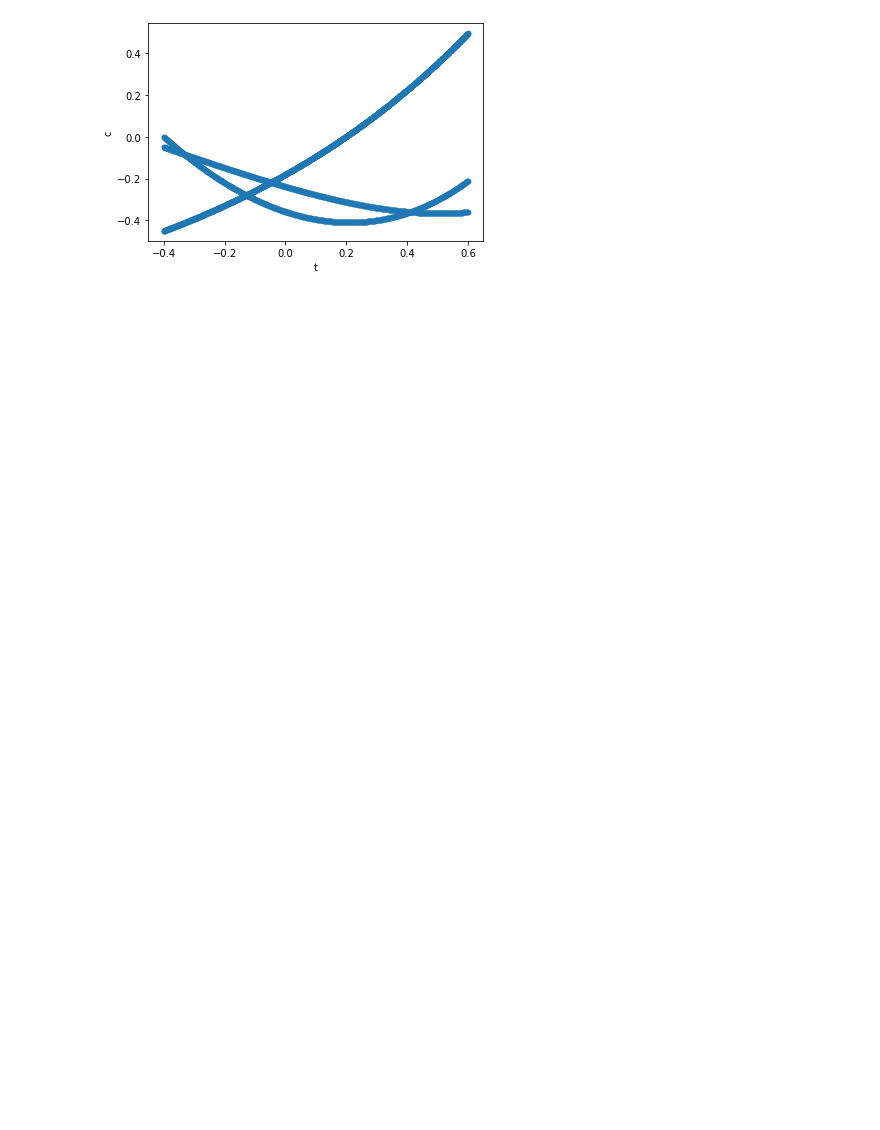
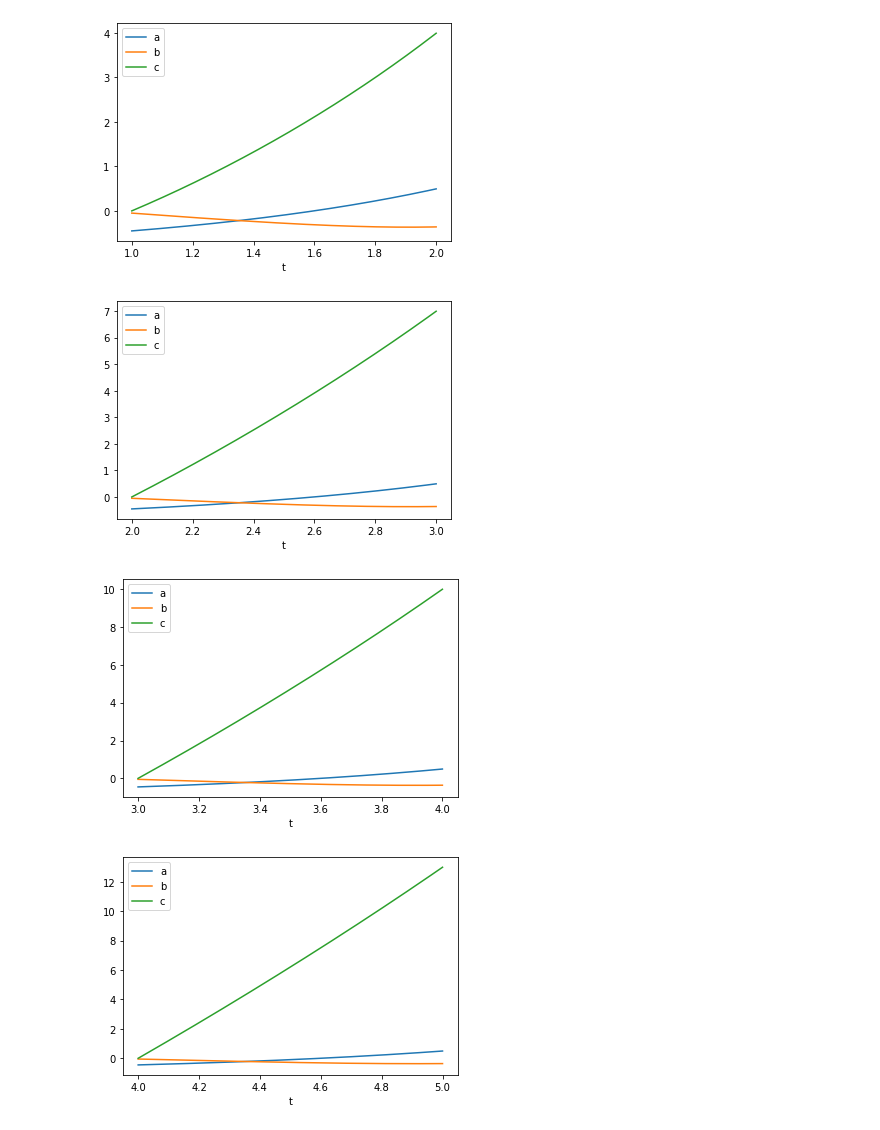
Before and after one commit to eliskol/computation-and-modeling-homework, a Jupyter notebook: 0017/plot_gen_euler_estimator.ipynb, the cells around one changed output. Cells and saved outputs as stored; diff of their text form; code cells hidden in the pictures; blank space fills up the shorter version.

Commit message:
graphed euler estimator

```diff
--- a/0017/plot_gen_euler_estimator.ipynb
+++ b/0017/plot_gen_euler_estimator.ipynb
@@ -25,19 +22,24 @@ derivatives = {
 }
 
 initial_state = {'a': -0.45, 'b': -0.05, 'c': 0}
-initial_point = (-0.4, initial_state)
 # %%
-euler = EulerEstimator(derivatives)
+for i in range(1, 6):
+    initial_point = (i, initial_state)
+    euler = EulerEstimator(derivatives)
 
 
-estimated_points = euler.calc_estimated_points(initial_point, step_size=0.001, num_steps=1000)
-state_dict = {dimension: [point[1][dimension] for point in estimated_points] for dimension in euler.dimensions}
-t_list = [point[0] for point in estimated_points]
-df_dict = {'t': t_list}
-df_dict.update(state_dict)
-df = pd.DataFrame(df_dict)
-plot = df.plot(kind="scatter", x="t", y="a")
-for dimension in state_dict:
-    plot = df.plot(kind="scatter", x="t", y=dimension, ax=plot)
+    estimated_points = euler.calc_estimated_points(initial_point, step_size=0.001, num_steps=1000)
+    state_dict = {dimension: [point[1][dimension] for point in estimated_points] for dimension in euler.dimensions}
+    t_list = [point[0] for point in estimated_points]
+    df_dict = {'t': t_list}
+    df_dict.update(state_dict)
+    df = pd.DataFrame(df_dict)
+    plot = df.plot(x="t")
+    color_dict = {"a": "red", "b": "green", "c": "blue"}
+    # for dimension in state_dict:
+        # plot = df.plot(kind="scatter", x="t", y=dimension, ax=plot, color=color_dict[dimension])
 # %% [output]
-[figure, old version]
+[figure, new version]
+[figure, added]
+[figure, added]
+[figure, added]
```
Also changed, not shown: parts of 2 cells of this notebook.
